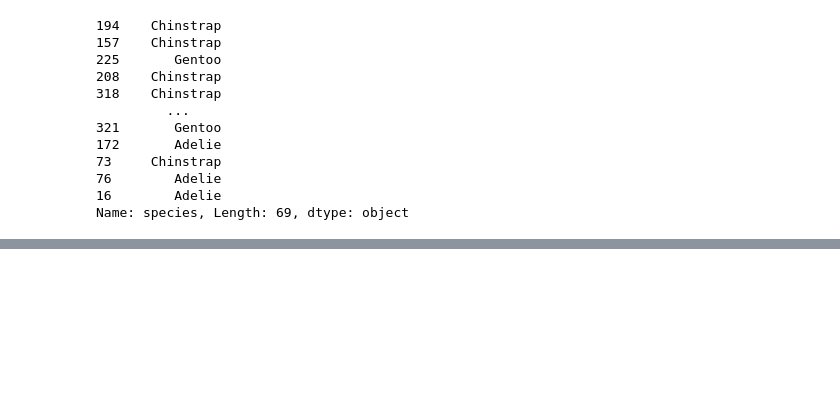
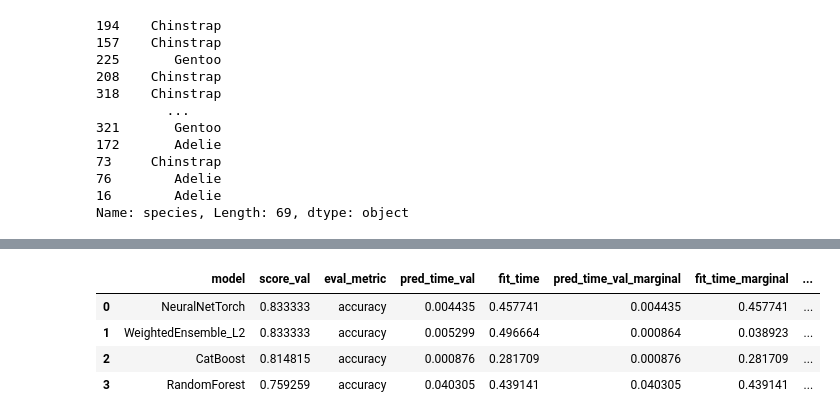
Before and after one commit to Rmalyahya/B5, a Jupyter notebook: student/C3/C3_M6Ex2.ipynb, the cells around one changed output, grey strips where cells are left out. Saved outputs shown, nothing was run; the diff lists cells and outputs as text; code cells hidden in the pictures; blank space fills up the shorter version.

```diff
--- a/student/C3/C3_M6Ex2.ipynb
+++ b/student/C3/C3_M6Ex2.ipynb
@@ -68,8 +70,8 @@ data_ex1 = penguins[['flipper_length_mm', 'bill_length_mm', 'species']]
 #target_1 = penguins['species']
 # %%
 #Data and Target for experiment 2:
-data_ex2 = penguins[['body_mass_g', 'species']]
-target_2 = penguins['sex']
+data_ex2 = penguins[['body_mass_g', 'species', 'sex']]
+#target_2 = penguins['sex']
 # %%
 #Data and Target for experiment 3:
 data_ex3 = penguins[['island', 'bill_length_mm', 'bill_depth_mm', 'flipper_length_mm', 'body_mass_g']]
@@ -269,0 +266,28 @@ Name: species, Length: 69, dtype: object
+# %%
+from sklearn.model_selection import train_test_split
+
+train_data2, test_data2 = train_test_split(
+    data_ex2,
+    test_size=0.2,
+    random_state=42
+    )
+train_data2 = train_data2.dropna(subset='sex')
+# %%
+custom_hyperparameters = {
+    'RF': {},   # Random Forest
+    'CAT': {},  # CatBoost
+    #'XGB': {},  # XGBoost
+    'FASTAI':{}, #NNFastAiTabularModel
+    'NN_TORCH':{},
+    # 'GBM': {}, # <-- Omit this to exclude LightGBM
+}
+
+predictor2 = TabularPredictor( label= 'sex' ).fit(
+    train_data2,
+    presets='medium_quality_faster_train',
+    time_limit= 60,
+    hyperparameters=custom_hyperparameters,
+    included_model_types = ['FASTAI','NN_TORCH','RF','CAT'],
+    num_cpus= 2,
+    ag_args_fit ={'num_gpus' : 0}
+)
@@ -269,0 +312,8 @@ Name: species, Length: 69, dtype: object
+# %%
+predictor2.leaderboard()
+# %% [output]
+|  | model | score_val | eval_metric | pred_time_val | fit_time | pred_time_val_marginal | fit_time_marginal | ... |
+| 0 | NeuralNetTorch | 0.833333 | accuracy | 0.004435 | 0.457741 | 0.004435 | 0.457741 | ... |
+| 1 | WeightedEnsemble_L2 | 0.833333 | accuracy | 0.005299 | 0.496664 | 0.000864 | 0.038923 | ... |
+| 2 | CatBoost | 0.814815 | accuracy | 0.000876 | 0.281709 | 0.000876 | 0.281709 | ... |
+| 3 | RandomForest | 0.759259 | accuracy | 0.040305 | 0.439141 | 0.040305 | 0.439141 | ... |
```
Also changed, not shown: parts of 18 cells of this notebook.
